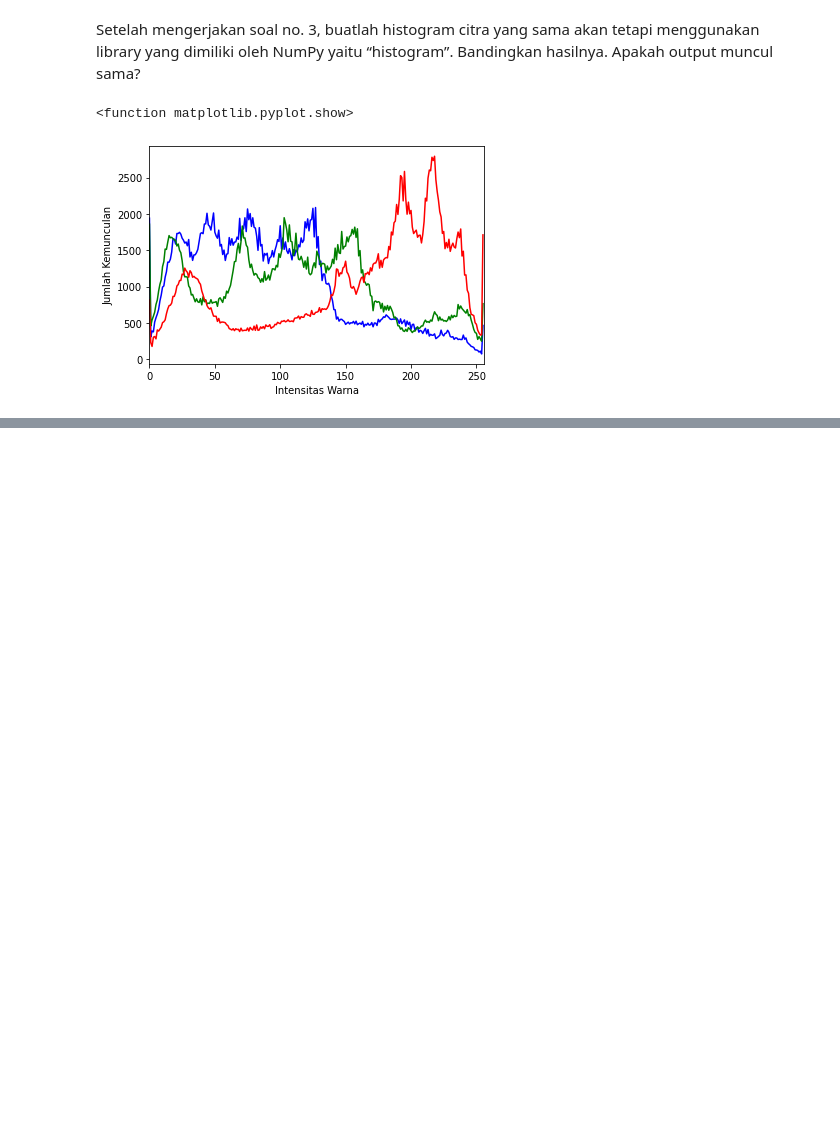
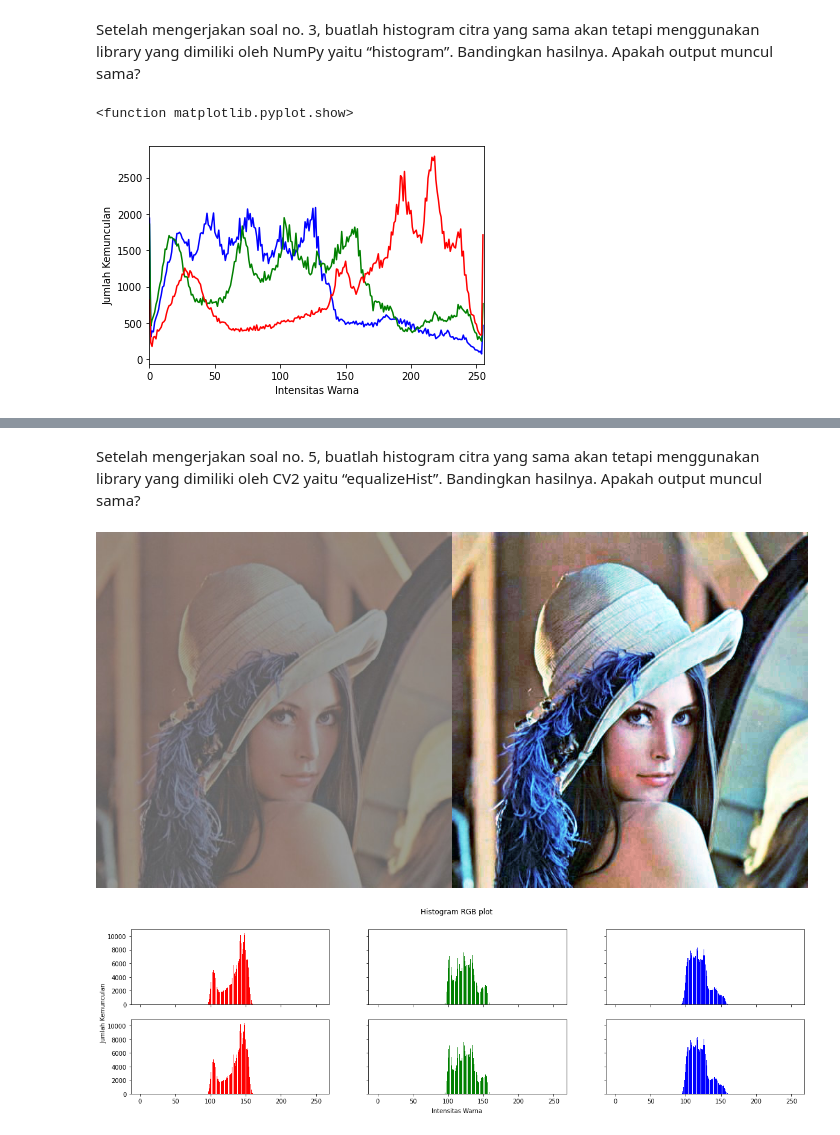
Before and after one commit to hunaynr/PCVK_Genap_2021, a Jupyter notebook: Week6.ipynb, the cells around one changed output, grey strips where cells are left out. Saved outputs shown, nothing was run; the diff lists cells and outputs as text; code cells hidden in the pictures; blank space fills up the shorter version.

```diff
--- a/Week6.ipynb
+++ b/Week6.ipynb
@@ -77,0 +151,39 @@ plt.show
+# %% [markdown]
+Setelah mengerjakan soal no. 5, buatlah histogram citra yang sama akan tetapi menggunakan library yang dimiliki oleh CV2 yaitu “equalizeHist”. Bandingkan hasilnya. Apakah output muncul sama?
+# %%
+# Histogram Equalization Using Library
+
+img = cv.imread('/content/drive/MyDrive/Image Processing/lena_lc.jpg')
+channels = cv.split(img)
+eq_channels = []
+for ch, color in zip(channels, ['R', 'G', 'B']):
+  eq_channels.append(cv.equalizeHist(ch))
+eq_image = cv.merge(eq_channels)
+equal_histo = histog(eq_image)
+
+final_frame = cv.hconcat((img, eq_image))
+cv2_imshow(final_frame)
+
+names = np.arange(256)
+isgraying = np.array_equal(blue, green, red)
+if (isgraying == False):
+  fig, axs = plt.subplots(2, 3, figsize=[20,5], sharex=True, sharey =True)
+  fig.suptitle('Histogram RGB plot')
+  fig.text(0.09, 0.5, 'Jumlah Kemunculan', va='center', rotation='vertical')
+  fig.text(0.5, 0.04, 'Intensitas Warna', ha='center')
+  axs[0,0].bar(names, histo_asli[2], color='red')
+  axs[0,1].bar(names, histo_asli[1], color='green')
+  axs[0,2].bar(names, histo_asli[0], color='blue')
+  axs[1,0].bar(names, histo_asli[2], color='red')
+  axs[1,1].bar(names, histo_asli[1], color='green')
+  axs[1,2].bar(names, histo_asli[0], color='blue')
+else:
+  fig, axs = plt.subplots(1, 2, figsize=[20,5], sharex=True, sharey=True)
+  fig.suptitle('Histogram RGB plot')
+  fig.text(0.09, 0.5, 'Jumlah Kemunculan', va='center', rotation='vertical')
+  fig.text(0.5, 0.04, 'Intensitas Warna', ha='center')
+  axs[0,0].bar(names, histo_asli[2], color='gray')
+  axs[0,1].bar(names, equal_histo[2], color='gray')
+# %% [output]
+[figure, added]
+[figure, added]
```
Also changed, not shown: parts of 4 cells of this notebook.
